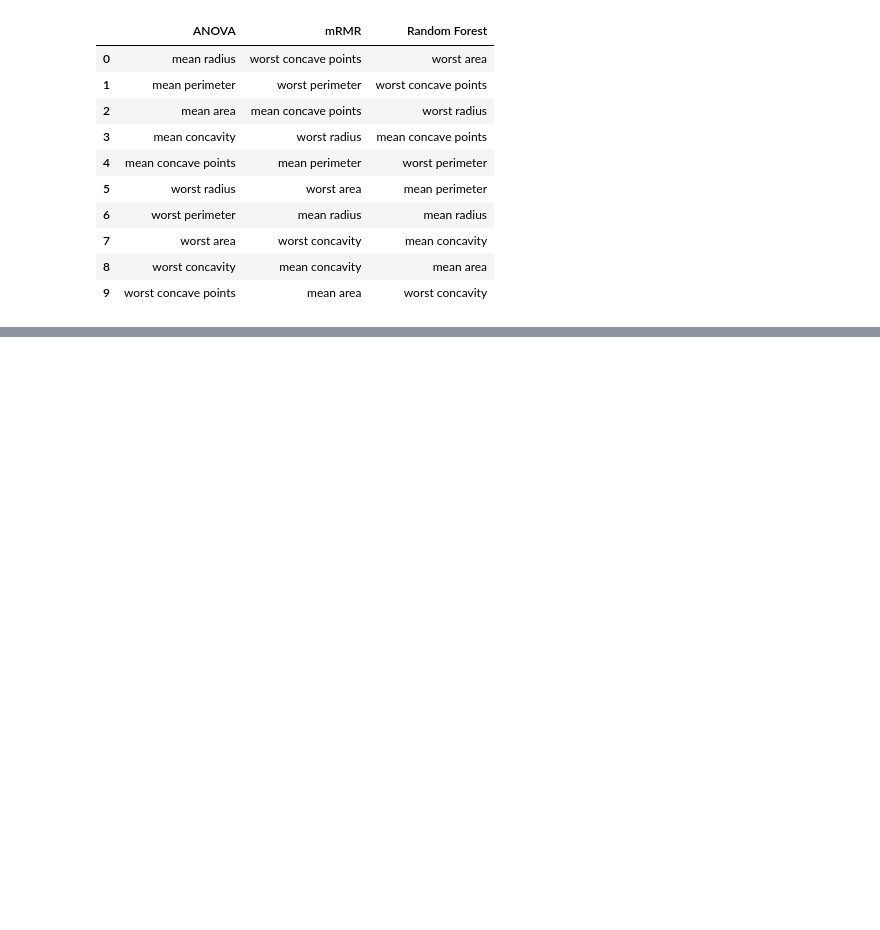
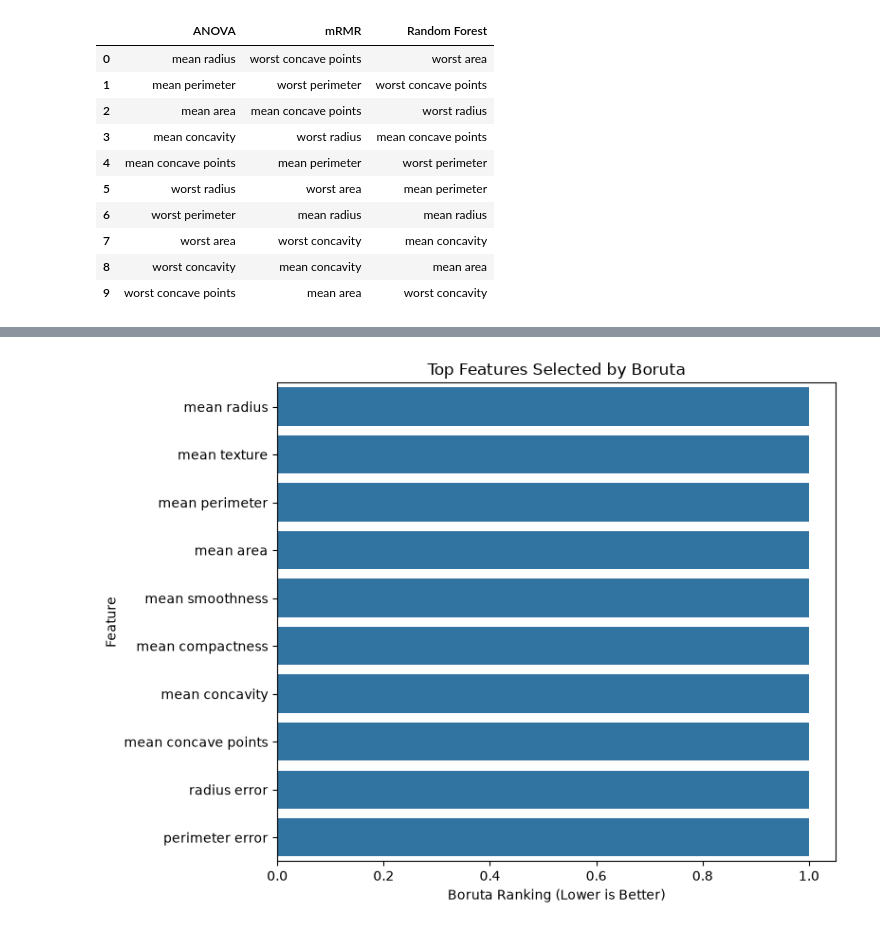
Before and after one commit to Angelinamoses/clinical-fs-benchmark, a Jupyter notebook: notebooks/01_breast_cancer_pipeline.ipynb, the cells around one changed output, grey strips where cells are left out. Cells and saved outputs as stored; diff of their text form; code cells hidden in the pictures; blank space fills up the shorter version.

```diff
--- a/notebooks/01_breast_cancer_pipeline.ipynb
+++ b/notebooks/01_breast_cancer_pipeline.ipynb
@@ -824,0 +844,14 @@ comparison_df
+# %%
+# Initialize Logistic Regression with L1 penalty (LASSO)
+lasso_selector = LogisticRegression(
+    penalty="l1",
+    solver="liblinear",
+    C=0.1,
+    random_state=42,
+    max_iter=1000
+)
+
+# Fit only on training data
+lasso_selector.fit(X_train_scaled, y_train)
+
+print("LASSO model trained successfully!")
@@ -824,0 +1097,27 @@ comparison_df
+# %%
+# visualization of Boruta's feature importance ranking
+
+ranking_df = pd.DataFrame({
+    "Feature": X_train_scaled.columns,
+    "Rank": boruta_selector.ranking_
+})
+
+ranking_df = ranking_df.sort_values("Rank").head(10)
+
+plt.figure(figsize=(8,6))
+
+sns.barplot(
+    data=ranking_df,
+    y="Feature",
+    x="Rank"
+)
+
+plt.title("Top Features Selected by Boruta")
+
+plt.xlabel("Boruta Ranking (Lower is Better)")
+
+plt.tight_layout()
+
+plt.show()
+# %% [output]
+[figure, added]
```
Also changed, not shown: parts of 53 cells of this notebook, 5 other files.
